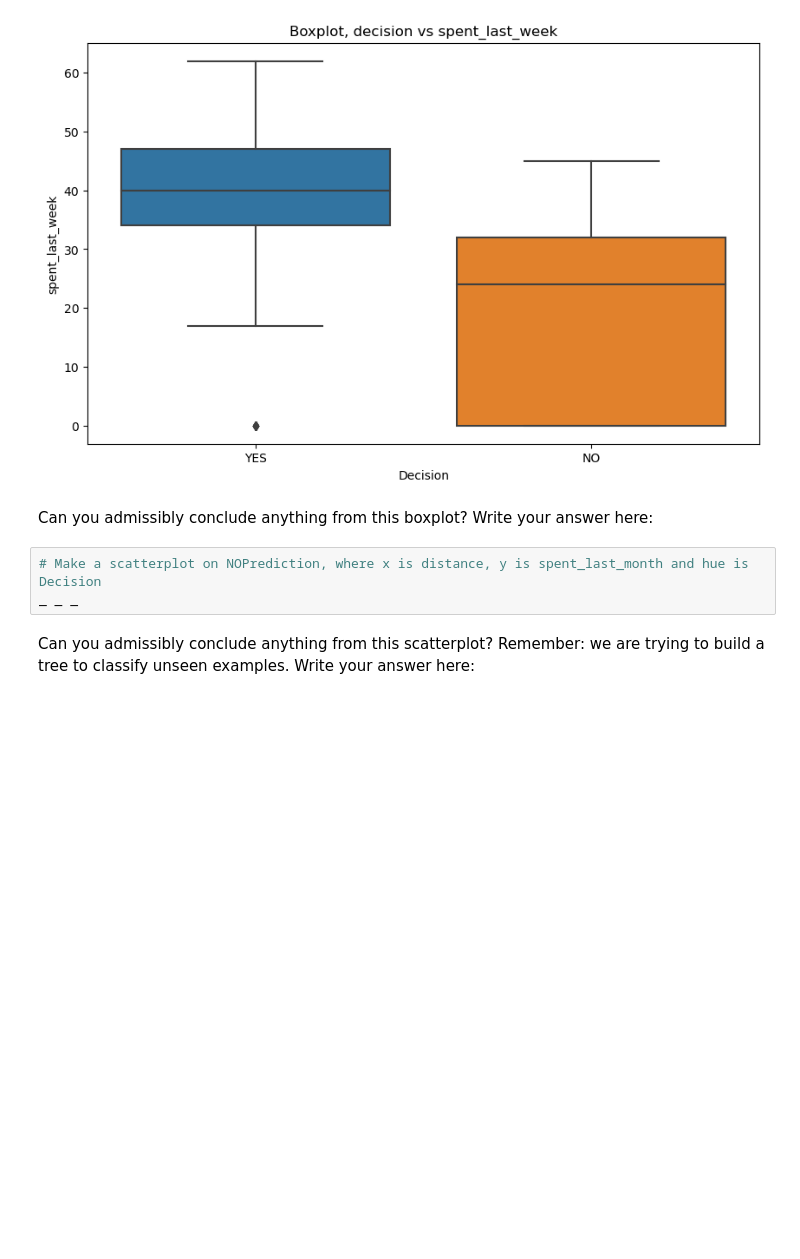
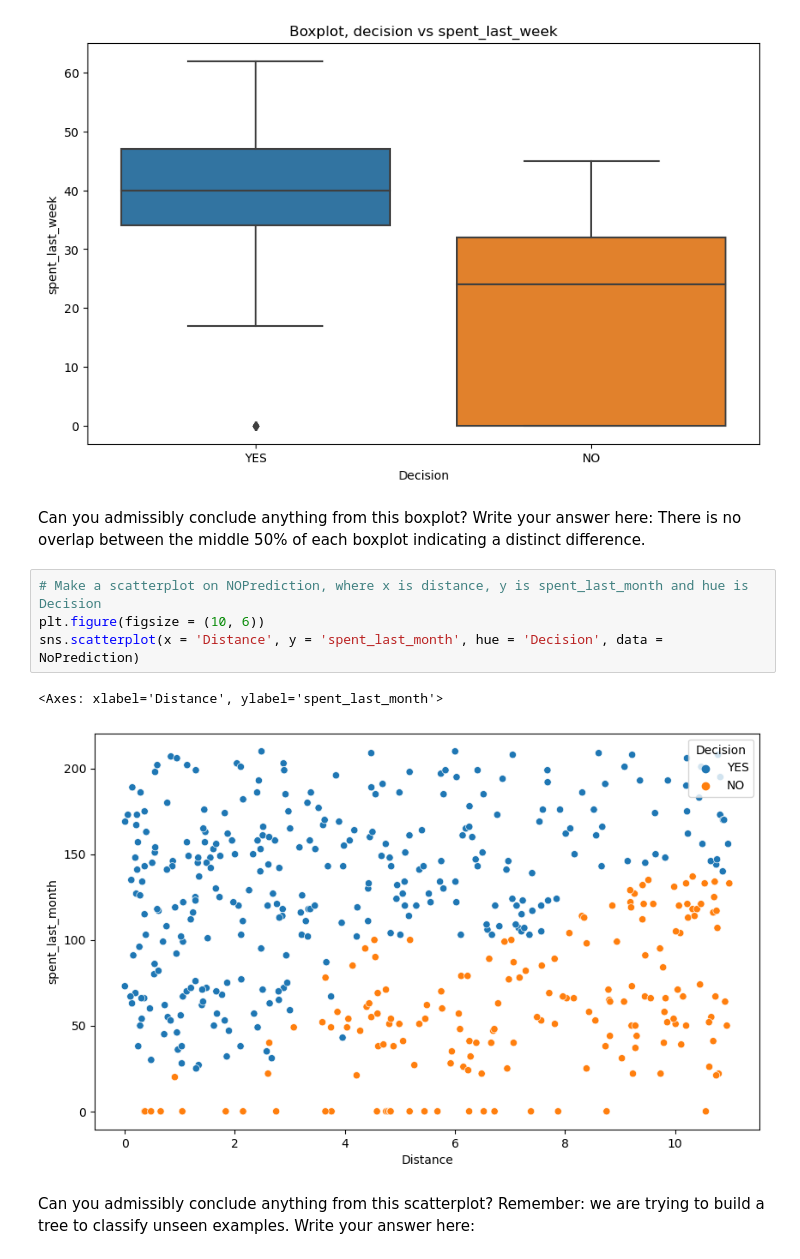
Before and after one commit to amoutafian/decision_tree_case_study, a Jupyter notebook: Springboard Decision Tree Specialty Coffee Case Study - Tier 3.ipynb, the cells around one changed output. Saved outputs shown, nothing was run; the diff lists cells and outputs as text; blank space fills up the shorter version.

```diff
--- a/Springboard Decision Tree Specialty Coffee Case Study - Tier 3.ipynb
+++ b/Springboard Decision Tree Specialty Coffee Case Study - Tier 3.ipynb
@@ -264,10 +264,14 @@ plt.ylabel('spent_last_week')
 Text(0, 0.5, 'spent_last_week')
 [figure]
 # %% [markdown]
-Can you admissibly conclude anything from this boxplot? Write your answer here:
+Can you admissibly conclude anything from this boxplot? Write your answer here: There is no overlap between the middle 50% of each boxplot indicating a distinct difference.
 # %%
 # Make a scatterplot on NOPrediction, where x is distance, y is spent_last_month and hue is Decision
-_ _ _
+plt.figure(figsize = (10, 6))
+sns.scatterplot(x = 'Distance', y = 'spent_last_month', hue = 'Decision', data = NoPrediction)
+# %% [output]
+<Axes: xlabel='Distance', ylabel='spent_last_month'>
+[figure, added]
 # %% [markdown]
 Can you admissibly conclude anything from this scatterplot? Remember: we are trying to build a tree to classify unseen examples. Write your answer here:
 # %% [markdown]
```
Also changed, not shown: parts of 4 cells of this notebook.
